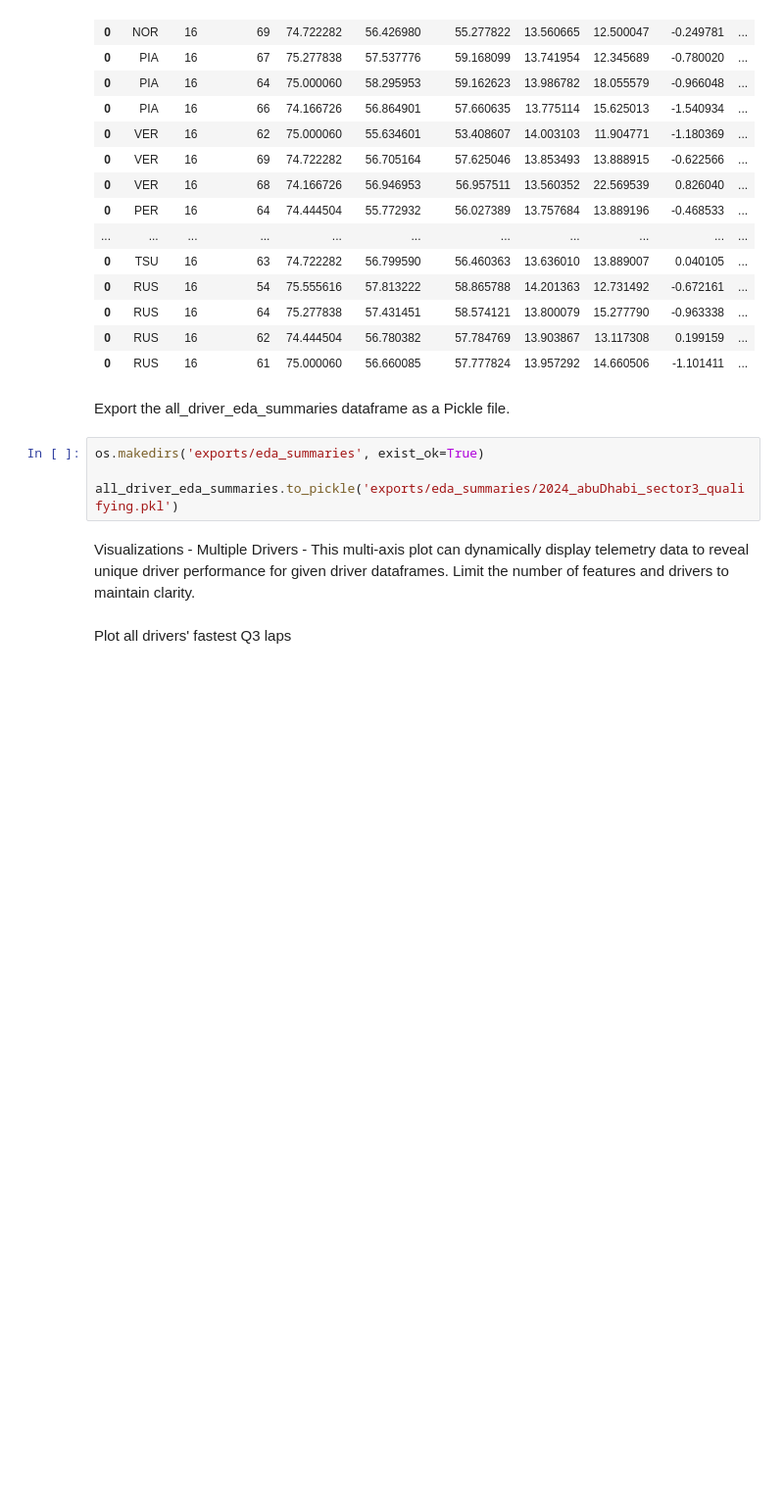
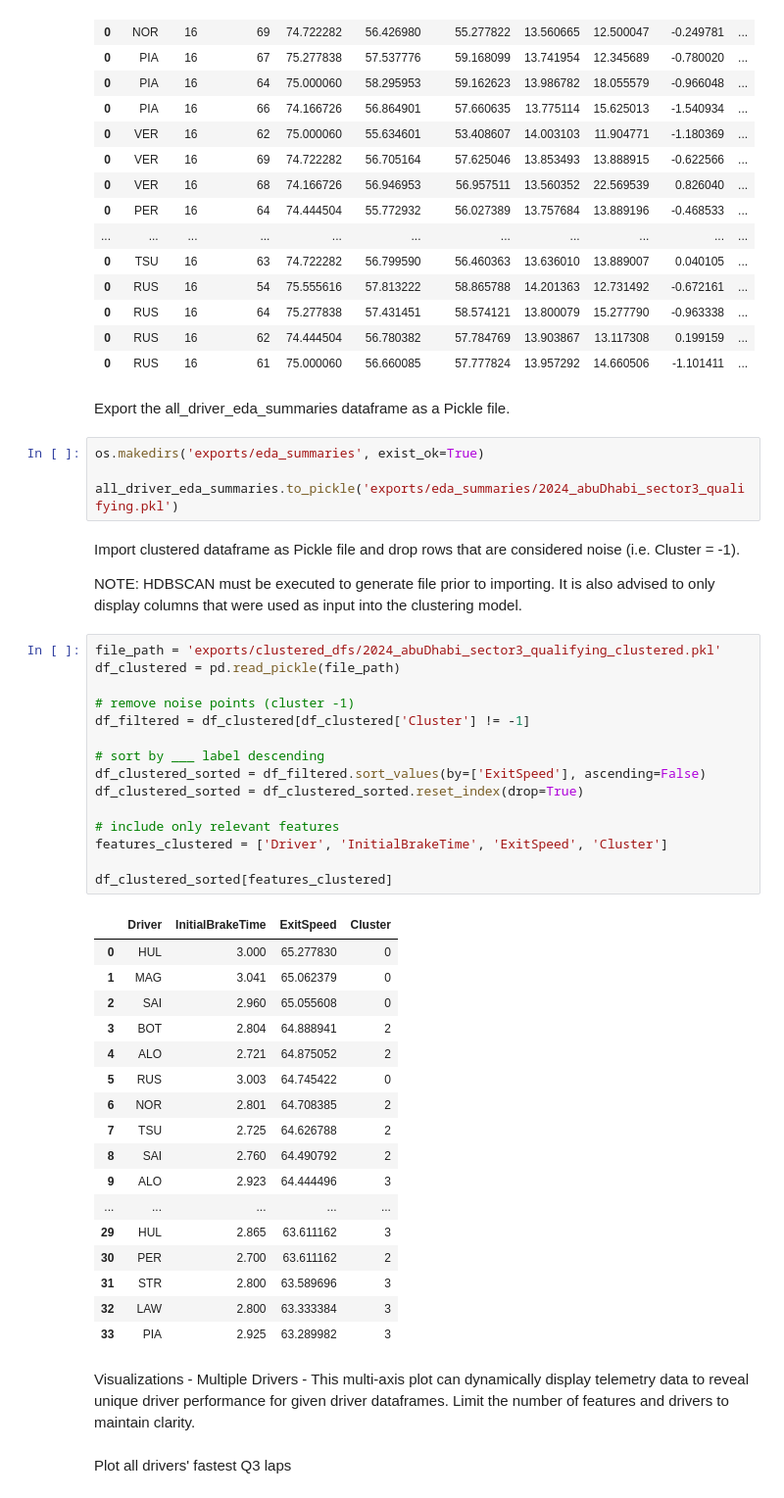
Before and after one commit to PESIII23/f1-driving-style-analytics-tool, a Jupyter notebook: notebooks/02_multi_driver_analysis.ipynb, the cells around one changed output. Shown at 98% size. Drawn from its saved outputs; the diff is of its cells as text; blank space fills up the shorter version.

Commit message:
import clustered_df logic

```diff
--- a/notebooks/02_multi_driver_analysis.ipynb
+++ b/notebooks/02_multi_driver_analysis.ipynb
@@ -742,6 +742,43 @@ Export the all_driver_eda_summaries dataframe as a Pickle file.
 os.makedirs('exports/eda_summaries', exist_ok=True)
 
 all_driver_eda_summaries.to_pickle('exports/eda_summaries/2024_abuDhabi_sector3_qualifying.pkl')
+# %% [markdown]
+Import clustered dataframe as Pickle file and drop rows that are considered noise (i.e. Cluster = -1).
+
+NOTE: HDBSCAN must be executed to generate file prior to importing. It is also advised to only display columns that were used as input into the clustering model.
+# %%
+file_path = 'exports/clustered_dfs/2024_abuDhabi_sector3_qualifying_clustered.pkl'
+df_clustered = pd.read_pickle(file_path)
+
+# remove noise points (cluster -1)
+df_filtered = df_clustered[df_clustered['Cluster'] != -1]
+
+# sort by ___ label descending
+df_clustered_sorted = df_filtered.sort_values(by=['ExitSpeed'], ascending=False)
+df_clustered_sorted = df_clustered_sorted.reset_index(drop=True)
+
+# include only relevant features
+features_clustered = ['Driver', 'InitialBrakeTime', 'ExitSpeed', 'Cluster']
+
+df_clustered_sorted[features_clustered]
+# %% [output]
+|  | Driver | InitialBrakeTime | ExitSpeed | Cluster |
+| 0 | HUL | 3.000 | 65.277830 | 0 |
+| 1 | MAG | 3.041 | 65.062379 | 0 |
+| 2 | SAI | 2.960 | 65.055608 | 0 |
+| 3 | BOT | 2.804 | 64.888941 | 2 |
+| 4 | ALO | 2.721 | 64.875052 | 2 |
+| 5 | RUS | 3.003 | 64.745422 | 0 |
+| 6 | NOR | 2.801 | 64.708385 | 2 |
+| 7 | TSU | 2.725 | 64.626788 | 2 |
+| 8 | SAI | 2.760 | 64.490792 | 2 |
+| 9 | ALO | 2.923 | 64.444496 | 3 |
+| ... | ... | ... | ... | ... |
+| 29 | HUL | 2.865 | 63.611162 | 3 |
+| 30 | PER | 2.700 | 63.611162 | 2 |
+| 31 | STR | 2.800 | 63.589696 | 3 |
+| 32 | LAW | 2.800 | 63.333384 | 3 |
+| 33 | PIA | 2.925 | 63.289982 | 3 |
 # %% [markdown]
 Visualizations - Multiple Drivers - This multi-axis plot can dynamically display telemetry data to reveal unique driver performance for given driver dataframes.
 Limit the number of features and drivers to maintain clarity.
```
Also changed, not shown: 4 other files.
